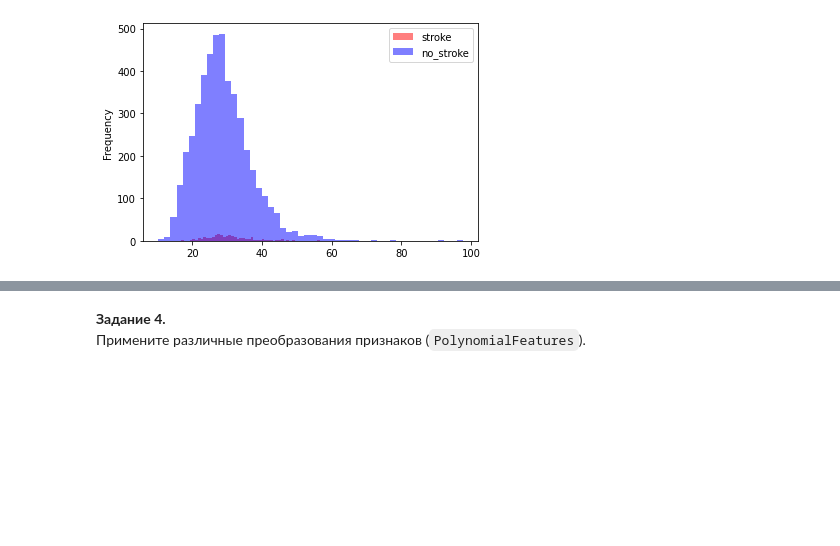
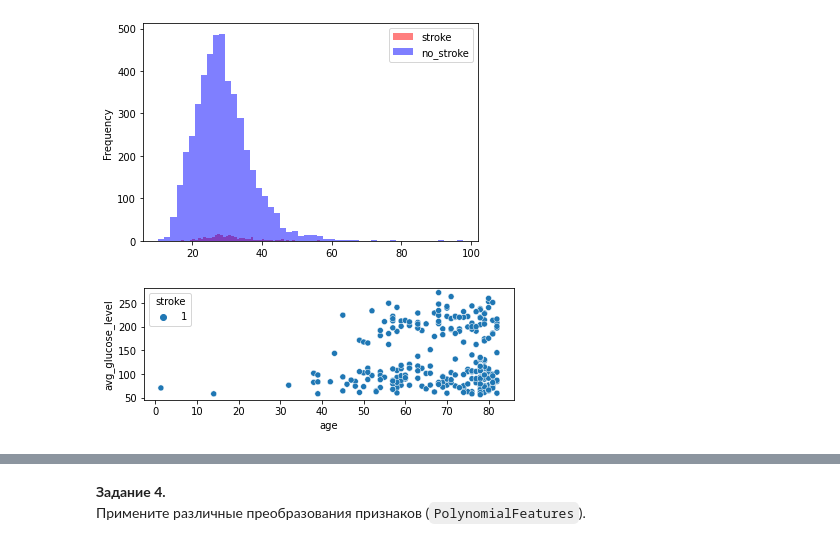
Before and after one commit to Loinen/ml_labs, a Jupyter notebook: ml_stroke_prediction.ipynb, the cells around one changed output, grey strips where cells are left out. Cells and saved outputs as stored; diff of their text form; code cells hidden in the pictures; blank space fills up the shorter version.

```diff
--- a/ml_stroke_prediction.ipynb
+++ b/ml_stroke_prediction.ipynb
@@ -150,6 +151,13 @@ stroke (249, 12) no_stroke (4861, 12)
 [figure]
 [figure]
 [figure]
+# %%
+plt.subplot(2,1,2)
+sns.scatterplot(x=stroke['age'],y=stroke['avg_glucose_level'],hue=stroke['stroke'])
+plt.tight_layout()
+plt.show()
+# %% [output]
+[figure, added]
 # %%
 # Удалим лишнего пациента с "другим" полом
 print(dataset.shape)
```
Also changed, not shown: parts of 26 cells of this notebook.
